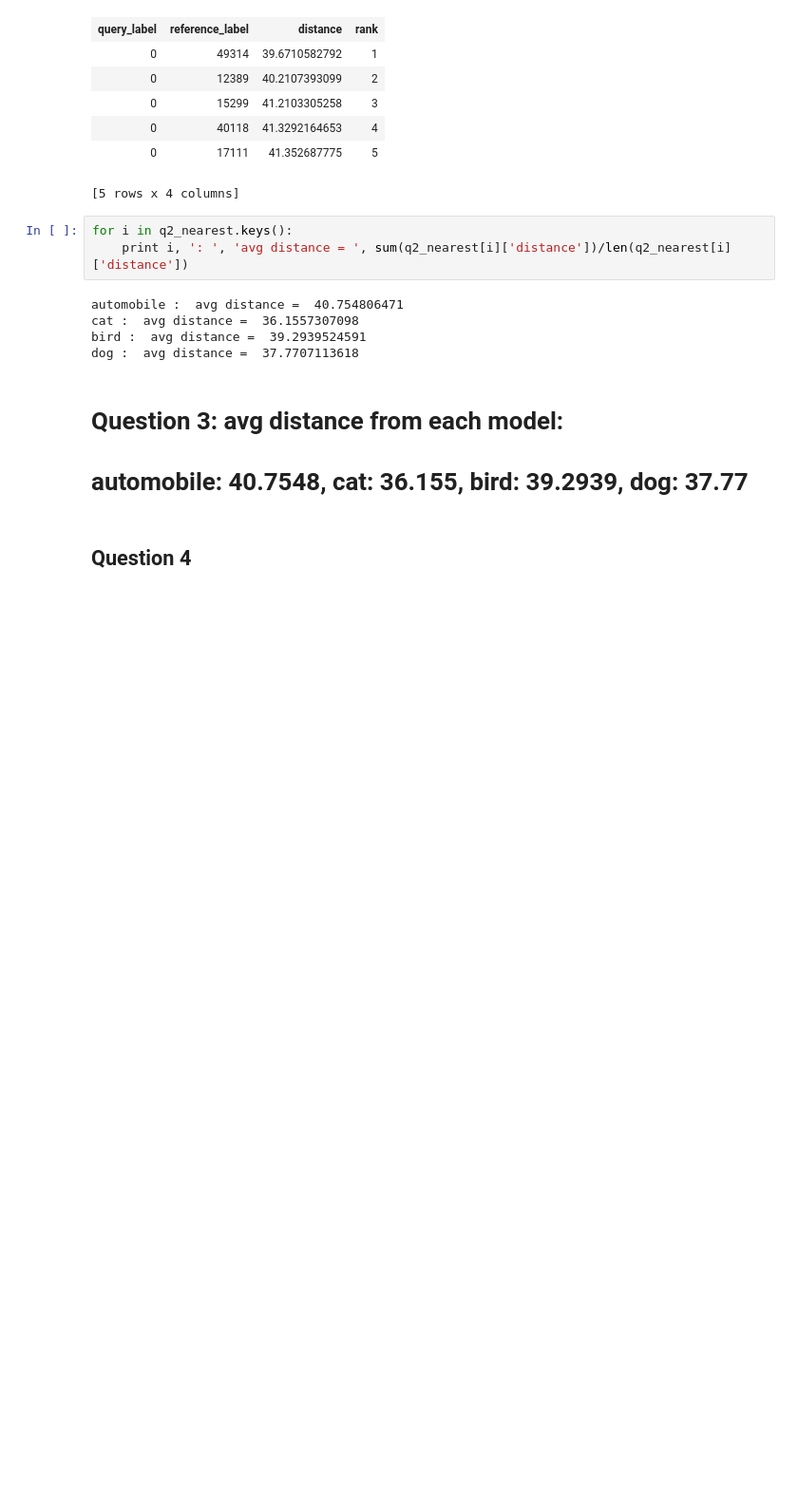
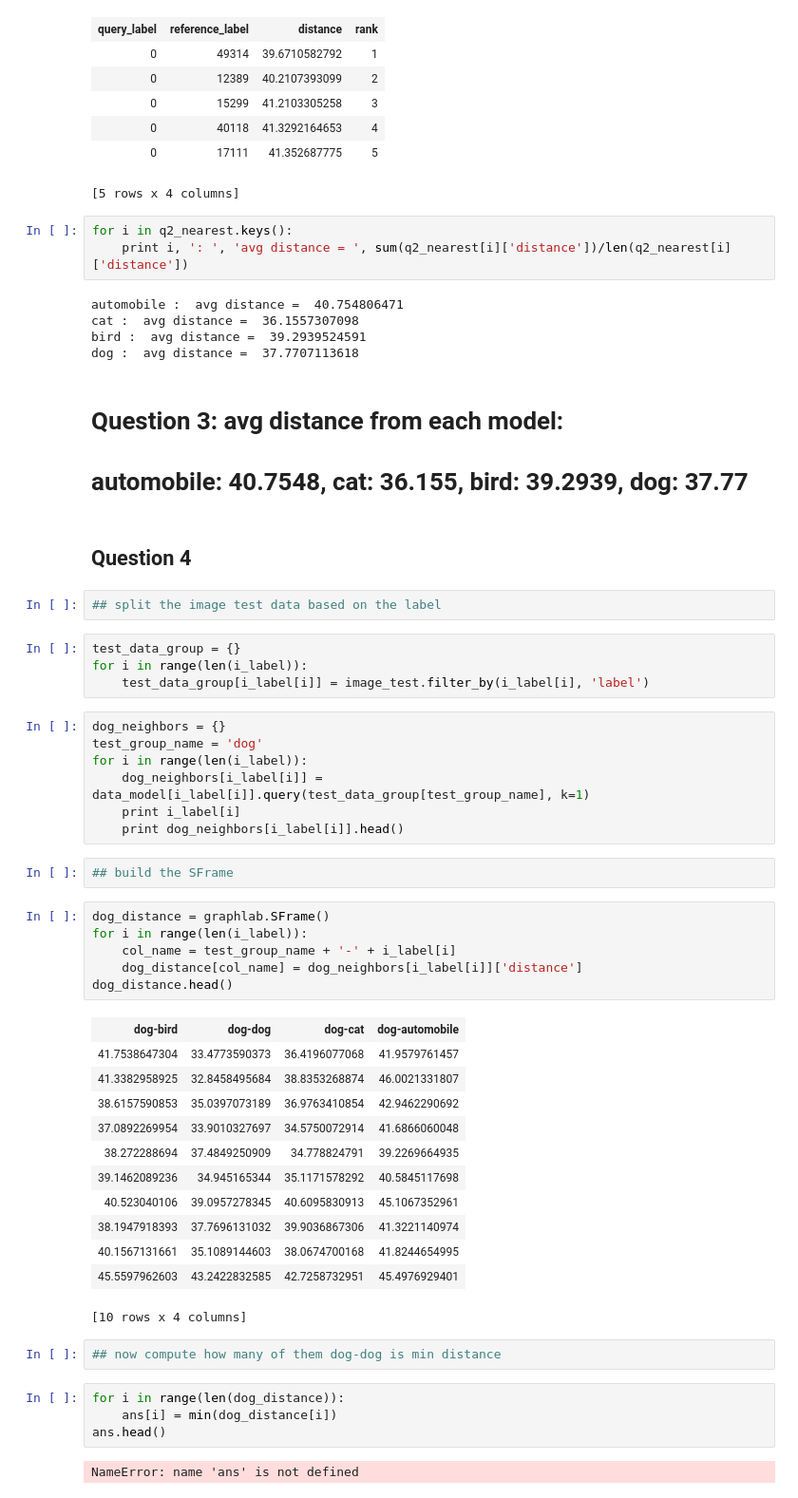
Before and after one commit to SYYoung/UW_MachineLearning, a Jupyter notebook: Course1/Week 6/Assg6.ipynb, the cells around one changed output. Shown at 95% size. Drawn from its saved outputs; the diff is of its cells as text; blank space fills up the shorter version.

```diff
--- a/Course1/Week 6/Assg6.ipynb
+++ b/Course1/Week 6/Assg6.ipynb
@@ -109,3 +109,45 @@ dog :  avg distance =  37.7707113618
 # automobile: 40.7548, cat: 36.155, bird: 39.2939, dog: 37.77
 # %% [markdown]
 ## Question 4
+# %%
+## split the image test data based on the label
+# %%
+test_data_group = {}
+for i in range(len(i_label)):
+    test_data_group[i_label[i]] = image_test.filter_by(i_label[i], 'label')
+# %%
+dog_neighbors = {}
+test_group_name = 'dog'
+for i in range(len(i_label)):
+    dog_neighbors[i_label[i]] = data_model[i_label[i]].query(test_data_group[test_group_name], k=1)
+    print i_label[i]
+    print dog_neighbors[i_label[i]].head()
+# %%
+## build the SFrame
+# %%
+dog_distance = graphlab.SFrame()
+for i in range(len(i_label)):
+    col_name = test_group_name + '-' + i_label[i]
+    dog_distance[col_name] = dog_neighbors[i_label[i]]['distance']
+dog_distance.head()
+# %% [output]
+| dog-bird | dog-dog | dog-cat | dog-automobile |
+| 41.7538647304 | 33.4773590373 | 36.4196077068 | 41.9579761457 |
+| 41.3382958925 | 32.8458495684 | 38.8353268874 | 46.0021331807 |
+| 38.6157590853 | 35.0397073189 | 36.9763410854 | 42.9462290692 |
+| 37.0892269954 | 33.9010327697 | 34.5750072914 | 41.6866060048 |
+| 38.272288694 | 37.4849250909 | 34.778824791 | 39.2269664935 |
+| 39.1462089236 | 34.945165344 | 35.1171578292 | 40.5845117698 |
+| 40.523040106 | 39.0957278345 | 40.6095830913 | 45.1067352961 |
+| 38.1947918393 | 37.7696131032 | 39.9036867306 | 41.3221140974 |
+| 40.1567131661 | 35.1089144603 | 38.0674700168 | 41.8244654995 |
+| 45.5597962603 | 43.2422832585 | 42.7258732951 | 45.4976929401 |
+[10 rows x 4 columns]
+# %%
+## now compute how many of them dog-dog is min distance
+# %%
+for i in range(len(dog_distance)):
+    ans[i] = min(dog_distance[i])
+ans.head()
+# %% [output]
+NameError: name 'ans' is not defined
```
